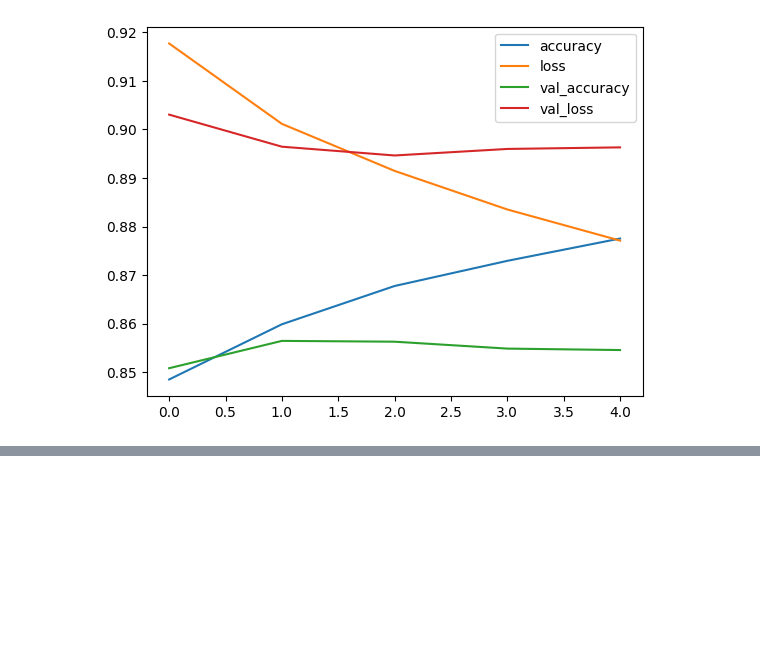
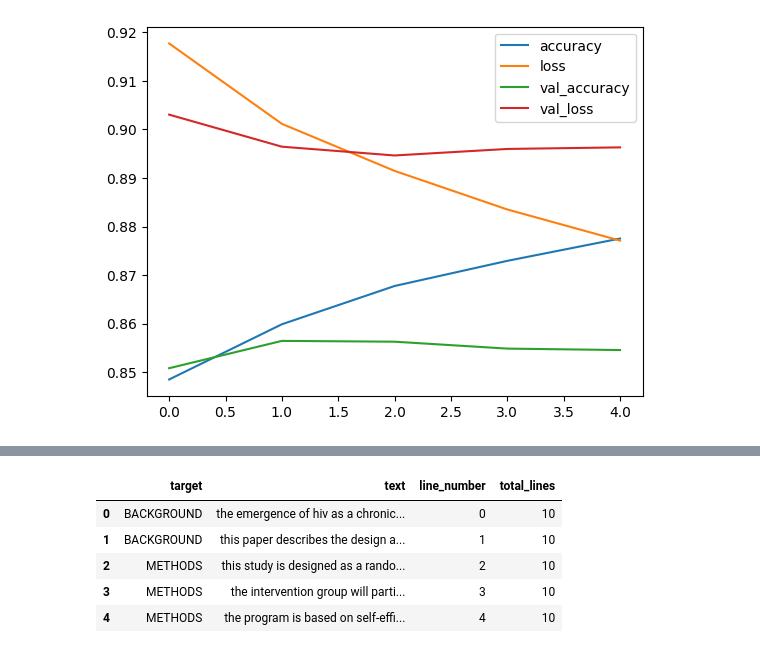
Before and after one commit to vinyas-bharadwaj/SkimLit-Medical-Abstract-Classifier-, a Jupyter notebook: SkimLit_Medical_Abstracts.ipynb, the cells around one changed output, grey strips where cells are left out. Drawn from its saved outputs; the diff is of its cells as text; code cells hidden in the pictures; blank space fills up the shorter version.

```diff
--- a/SkimLit_Medical_Abstracts.ipynb
+++ b/SkimLit_Medical_Abstracts.ipynb
@@ -1055,0 +1144,9 @@ pd.DataFrame(history_model_5.history).plot()
+# %%
+train_df.head()
+# %% [output]
+|  | target | text | line_number | total_lines |
+| 0 | BACKGROUND | the emergence of hiv as a chronic... | 0 | 10 |
+| 1 | BACKGROUND | this paper describes the design a... | 1 | 10 |
+| 2 | METHODS | this study is designed as a rando... | 2 | 10 |
+| 3 | METHODS | the intervention group will parti... | 3 | 10 |
+| 4 | METHODS | the program is based on self-effi... | 4 | 10 |
```
Also changed, not shown: parts of 29 cells of this notebook.
